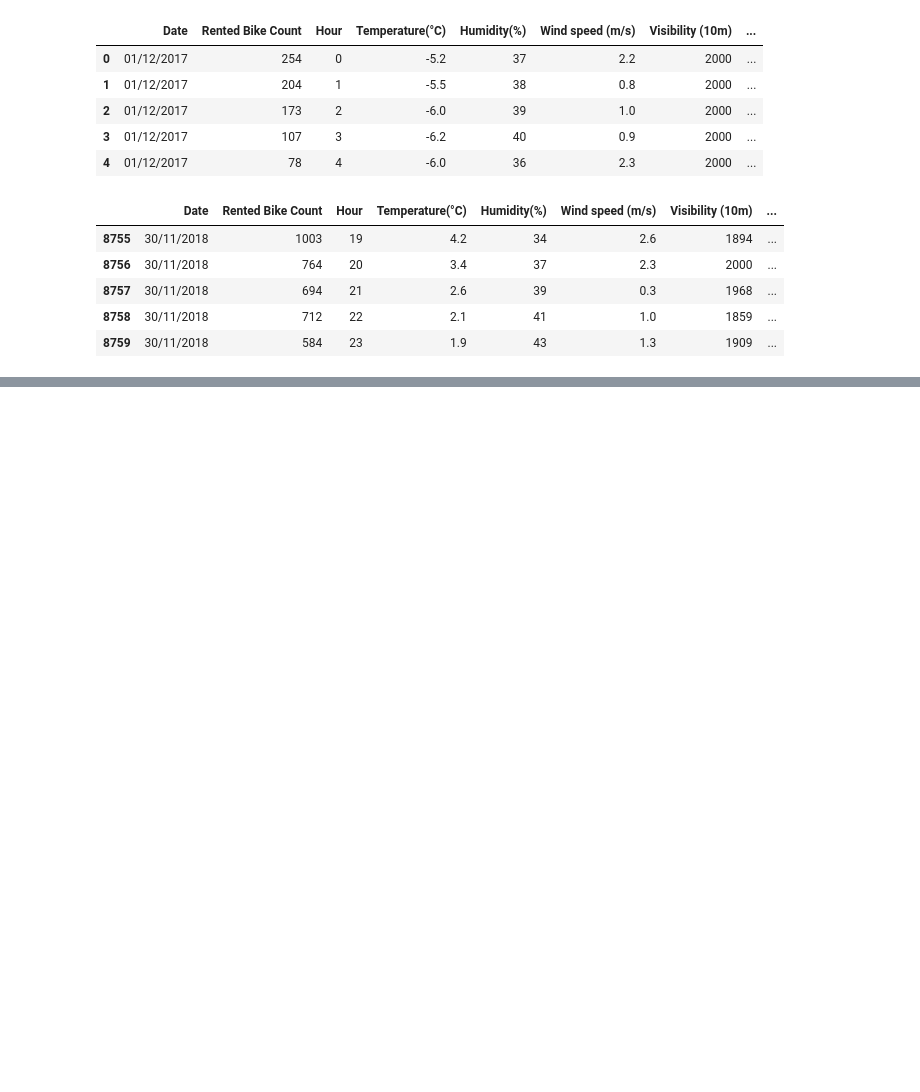
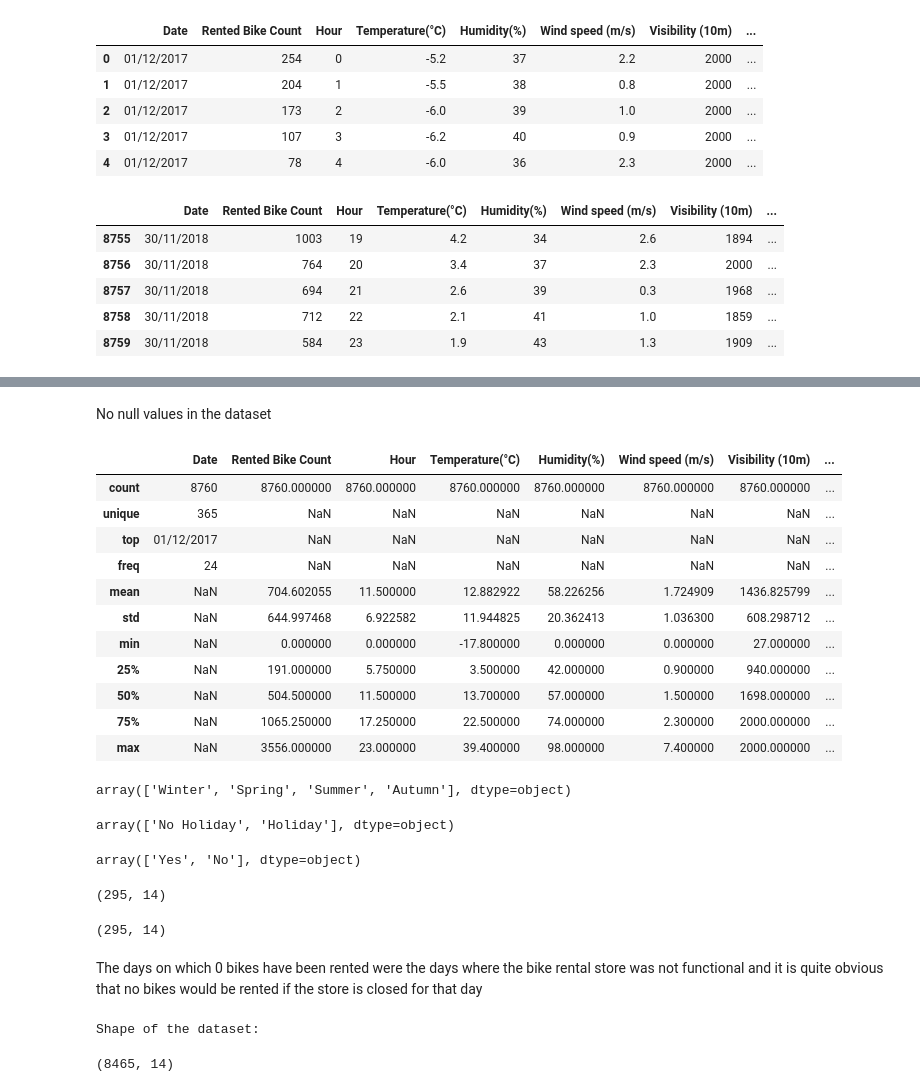
Before and after one commit to rsonar821/Regression-Capstone-Project, a Jupyter notebook: Seoul_Bike_Sharing_Demand_Prediction.ipynb, the cells around one changed output, grey strips where cells are left out. Drawn from its saved outputs; the diff is of its cells as text; code cells hidden in the pictures; blank space fills up the shorter version.

```diff
--- a/Seoul_Bike_Sharing_Demand_Prediction.ipynb
+++ b/Seoul_Bike_Sharing_Demand_Prediction.ipynb
@@ -94,0 +155,51 @@ df.tail()
+# %% [markdown]
+No null values in the dataset
+# %%
+# Statistical description of the dataset
+
+df.describe(include='all')
+# %% [output]
+|  | Date | Rented Bike Count | Hour | Temperature(°C) | Humidity(%) | Wind speed (m/s) | Visibility (10m) | ... |
+| count | 8760 | 8760.000000 | 8760.000000 | 8760.000000 | 8760.000000 | 8760.000000 | 8760.000000 | ... |
+| unique | 365 | NaN | NaN | NaN | NaN | NaN | NaN | ... |
+| top | 01/12/2017 | NaN | NaN | NaN | NaN | NaN | NaN | ... |
+| freq | 24 | NaN | NaN | NaN | NaN | NaN | NaN | ... |
+| mean | NaN | 704.602055 | 11.500000 | 12.882922 | 58.226256 | 1.724909 | 1436.825799 | ... |
+| std | NaN | 644.997468 | 6.922582 | 11.944825 | 20.362413 | 1.036300 | 608.298712 | ... |
+| min | NaN | 0.000000 | 0.000000 | -17.800000 | 0.000000 | 0.000000 | 27.000000 | ... |
+| 25% | NaN | 191.000000 | 5.750000 | 3.500000 | 42.000000 | 0.900000 | 940.000000 | ... |
+| 50% | NaN | 504.500000 | 11.500000 | 13.700000 | 57.000000 | 1.500000 | 1698.000000 | ... |
+| 75% | NaN | 1065.250000 | 17.250000 | 22.500000 | 74.000000 | 2.300000 | 2000.000000 | ... |
+| max | NaN | 3556.000000 | 23.000000 | 39.400000 | 98.000000 | 7.400000 | 2000.000000 | ... |
+# %%
+# Checking the unique values of the 'Seasons' column
+
+df['Seasons'].unique()
+# %% [output]
+array(['Winter', 'Spring', 'Summer', 'Autumn'], dtype=object)
+# %%
+# Checking the unique values of the 'Holiday' column
+
+df['Holiday'].unique()
+# %% [output]
+array(['No Holiday', 'Holiday'], dtype=object)
+# %%
+# Checking the unique values of the 'Functioning Day' column
+
+df['Functioning Day'].unique()
+# %% [output]
+array(['Yes', 'No'], dtype=object)
+# %%
+# Checking the shape of the dataset where rented bike count is equal to 0
+
+df[df['Rented Bike Count']==0].shape
+# %% [output]
+(295, 14)
+# %%
+# Checking the shape of the dataset where the renting bike store was not functional
+
+df[df['Functioning Day']=='No'].shape
+# %% [output]
+(295, 14)
+# %% [markdown]
+The days on which 0 bikes have been rented were the days where the bike rental store was not functional and it is quite obvious that no bikes would be rented if the store is closed for that day
@@ -94,0 +210,8 @@ df.tail()
+# %%
+# Checking the shape of the updated dataframe
+
+print('Shape of the dataset:', end='')
+df.shape
+# %% [output]
+Shape of the dataset:
+(8465, 14)
```
Also changed, not shown: parts of 7 cells of this notebook.
